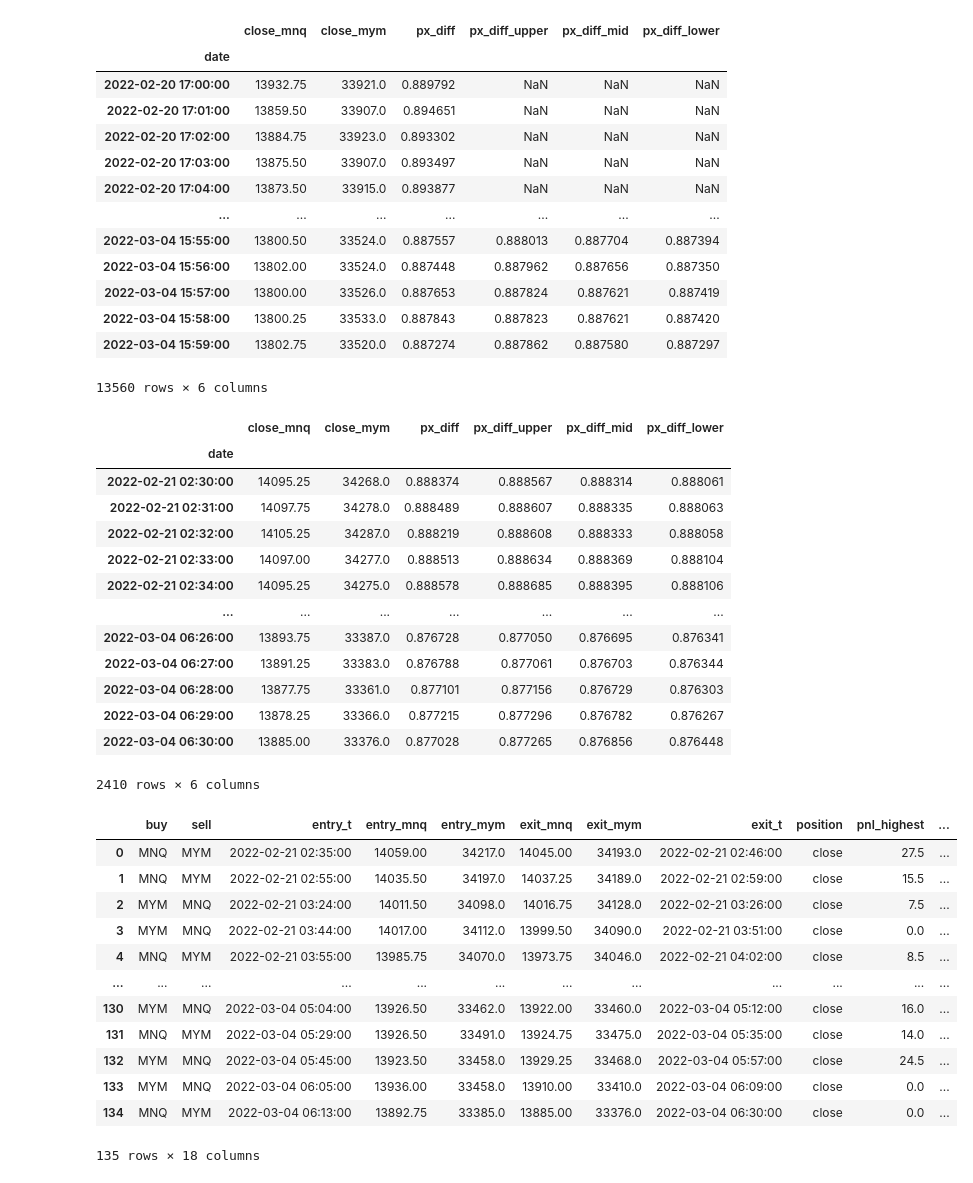
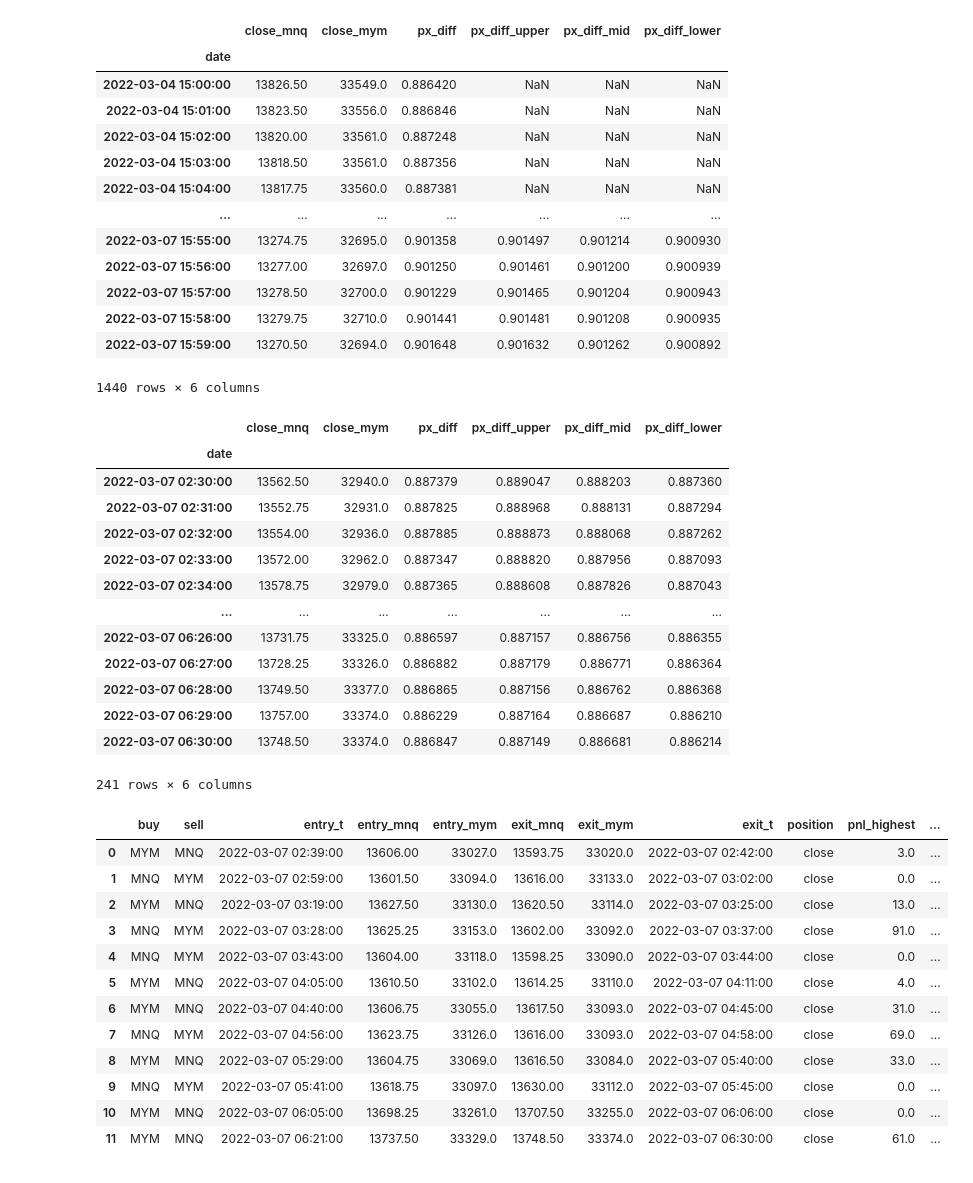
Before and after one commit to RaenonX-Finance/rx-trade-ib, a Jupyter notebook: archive/notebooks/backtest_spread.ipynb, the cells around one changed output. Saved outputs shown, nothing was run; the diff lists cells and outputs as text; code cells hidden in the pictures.

```diff
--- a/archive/notebooks/backtest_spread.ipynb
+++ b/archive/notebooks/backtest_spread.ipynb
@@ -1,9 +1,9 @@
 # %%
 import pandas as pd
 
-df_mnq = pd.read_csv("../futures/NQ/20220220-20220304-1.csv")
+df_mnq = pd.read_csv("../../data-461318792@60.csv")
 df_mnq = df_mnq[["date", "close"]]
-df_mym = pd.read_csv("../futures/YM/20220220-20220304-1.csv")
+df_mym = pd.read_csv("../../data-477836934@60.csv")
 df_mym = df_mym[["date", "close"]]
 # %%
 
@@ -40,36 +40,36 @@ df
 # %% [output]
 |  | close_mnq | close_mym | px_diff | px_diff_upper | px_diff_mid | px_diff_lower |
 | date |  |  |  |  |  |  |
-| 2022-02-20 17:00:00 | 13932.75 | 33921.0 | 0.889792 | NaN | NaN | NaN |
-| 2022-02-20 17:01:00 | 13859.50 | 33907.0 | 0.894651 | NaN | NaN | NaN |
-| 2022-02-20 17:02:00 | 13884.75 | 33923.0 | 0.893302 | NaN | NaN | NaN |
-| 2022-02-20 17:03:00 | 13875.50 | 33907.0 | 0.893497 | NaN | NaN | NaN |
-| 2022-02-20 17:04:00 | 13873.50 | 33915.0 | 0.893877 | NaN | NaN | NaN |
+| 2022-03-04 15:00:00 | 13826.50 | 33549.0 | 0.886420 | NaN | NaN | NaN |
+| 2022-03-04 15:01:00 | 13823.50 | 33556.0 | 0.886846 | NaN | NaN | NaN |
+| 2022-03-04 15:02:00 | 13820.00 | 33561.0 | 0.887248 | NaN | NaN | NaN |
+| 2022-03-04 15:03:00 | 13818.50 | 33561.0 | 0.887356 | NaN | NaN | NaN |
+| 2022-03-04 15:04:00 | 13817.75 | 33560.0 | 0.887381 | NaN | NaN | NaN |
 | ... | ... | ... | ... | ... | ... | ... |
-| 2022-03-04 15:55:00 | 13800.50 | 33524.0 | 0.887557 | 0.888013 | 0.887704 | 0.887394 |
-| 2022-03-04 15:56:00 | 13802.00 | 33524.0 | 0.887448 | 0.887962 | 0.887656 | 0.887350 |
-| 2022-03-04 15:57:00 | 13800.00 | 33526.0 | 0.887653 | 0.887824 | 0.887621 | 0.887419 |
-| 2022-03-04 15:58:00 | 13800.25 | 33533.0 | 0.887843 | 0.887823 | 0.887621 | 0.887420 |
-| 2022-03-04 15:59:00 | 13802.75 | 33520.0 | 0.887274 | 0.887862 | 0.887580 | 0.887297 |
+| 2022-03-07 15:55:00 | 13274.75 | 32695.0 | 0.901358 | 0.901497 | 0.901214 | 0.900930 |
+| 2022-03-07 15:56:00 | 13277.00 | 32697.0 | 0.901250 | 0.901461 | 0.901200 | 0.900939 |
+| 2022-03-07 15:57:00 | 13278.50 | 32700.0 | 0.901229 | 0.901465 | 0.901204 | 0.900943 |
+| 2022-03-07 15:58:00 | 13279.75 | 32710.0 | 0.901441 | 0.901481 | 0.901208 | 0.900935 |
+| 2022-03-07 15:59:00 | 13270.50 | 32694.0 | 0.901648 | 0.901632 | 0.901262 | 0.900892 |
-13560 rows × 6 columns
+1440 rows × 6 columns
 # %%
 df_selected = df.between_time("02:30", "06:30")
 df_selected
 # %% [output]
 |  | close_mnq | close_mym | px_diff | px_diff_upper | px_diff_mid | px_diff_lower |
 | date |  |  |  |  |  |  |
-| 2022-02-21 02:30:00 | 14095.25 | 34268.0 | 0.888374 | 0.888567 | 0.888314 | 0.888061 |
-| 2022-02-21 02:31:00 | 14097.75 | 34278.0 | 0.888489 | 0.888607 | 0.888335 | 0.888063 |
-| 2022-02-21 02:32:00 | 14105.25 | 34287.0 | 0.888219 | 0.888608 | 0.888333 | 0.888058 |
-| 2022-02-21 02:33:00 | 14097.00 | 34277.0 | 0.888513 | 0.888634 | 0.888369 | 0.888104 |
-| 2022-02-21 02:34:00 | 14095.25 | 34275.0 | 0.888578 | 0.888685 | 0.888395 | 0.888106 |
+| 2022-03-07 02:30:00 | 13562.50 | 32940.0 | 0.887379 | 0.889047 | 0.888203 | 0.887360 |
+| 2022-03-07 02:31:00 | 13552.75 | 32931.0 | 0.887825 | 0.888968 | 0.888131 | 0.887294 |
+| 2022-03-07 02:32:00 | 13554.00 | 32936.0 | 0.887885 | 0.888873 | 0.888068 | 0.887262 |
+| 2022-03-07 02:33:00 | 13572.00 | 32962.0 | 0.887347 | 0.888820 | 0.887956 | 0.887093 |
+| 2022-03-07 02:34:00 | 13578.75 | 32979.0 | 0.887365 | 0.888608 | 0.887826 | 0.887043 |
 | ... | ... | ... | ... | ... | ... | ... |
-| 2022-03-04 06:26:00 | 13893.75 | 33387.0 | 0.876728 | 0.877050 | 0.876695 | 0.876341 |
-| 2022-03-04 06:27:00 | 13891.25 | 33383.0 | 0.876788 | 0.877061 | 0.876703 | 0.876344 |
-| 2022-03-04 06:28:00 | 13877.75 | 33361.0 | 0.877101 | 0.877156 | 0.876729 | 0.876303 |
-| 2022-03-04 06:29:00 | 13878.25 | 33366.0 | 0.877215 | 0.877296 | 0.876782 | 0.876267 |
-| 2022-03-04 06:30:00 | 13885.00 | 33376.0 | 0.877028 | 0.877265 | 0.876856 | 0.876448 |
+| 2022-03-07 06:26:00 | 13731.75 | 33325.0 | 0.886597 | 0.887157 | 0.886756 | 0.886355 |
+| 2022-03-07 06:27:00 | 13728.25 | 33326.0 | 0.886882 | 0.887179 | 0.886771 | 0.886364 |
+| 2022-03-07 06:28:00 | 13749.50 | 33377.0 | 0.886865 | 0.887156 | 0.886762 | 0.886368 |
+| 2022-03-07 06:29:00 | 13757.00 | 33374.0 | 0.886229 | 0.887164 | 0.886687 | 0.886210 |
+| 2022-03-07 06:30:00 | 13748.50 | 33374.0 | 0.886847 | 0.887149 | 0.886681 | 0.886214 |
-2410 rows × 6 columns
+241 rows × 6 columns
 # %%
 from datetime import time
 from pandas import DataFrame
@@ -77,8 +77,8 @@ from pandas import DataFrame
 executions = []
 current_pnl = 0
 
-MNQ_LOT = 1
-MYM_LOT = 3
+MNQ_LOT = 2
+MYM_LOT = 6
 
 for dt, row in df_selected.iterrows():
     last = executions[-1] if executions else None
@@ -152,45 +152,45 @@ for dt, row in df_selected.iterrows():
 
     # Take profit - lock profit
     if current_pnl < 10 and last["pnl_highest"] > 40:
         executions[-1] |= {
             "exit_mnq": row["close_mnq"],
             "exit_mym": row["close_mym"],
             "exit_t": dt,
             "position": "close",
         }
 
     # Stop loss - force close
     if current_pnl < -50:
         executions[-1] |= {
             "exit_mnq": row["close_mnq"],
             "exit_mym": row["close_mym"],
             "exit_t": dt,
             "position": "close",
         }
 
 df_exec = DataFrame(executions)
 df_exec["hold_period"] = df_exec["exit_t"] - df_exec["entry_t"]
 df_exec["px_side_mnq"] = (df_exec["exit_mnq"] - df_exec["entry_mnq"]) * np.where(df_exec["buy"] == "MNQ", 1, -1)
 df_exec["px_side_mym"] = (df_exec["exit_mym"] - df_exec["entry_mym"]) * np.where(df_exec["buy"] == "MYM", 1, -1)
 df_exec["pnl_mnq"] = df_exec["px_side_mnq"] * MNQ_LOT * 2
 df_exec["pnl_mym"] = df_exec["px_side_mym"] * MYM_LOT * 0.5
 df_exec["pnl_single"] = df_exec["pnl_mnq"] + df_exec["pnl_mym"] - 0.52 * (MNQ_LOT + MYM_LOT)
 df_exec["pnl_cum"] = df_exec["pnl_single"].cumsum()
 df_exec
 # %% [output]
 |  | buy | sell | entry_t | entry_mnq | entry_mym | exit_mnq | exit_mym | exit_t | position | pnl_highest | ... |
-| 0 | MNQ | MYM | 2022-02-21 02:35:00 | 14059.00 | 34217.0 | 14045.00 | 34193.0 | 2022-02-21 02:46:00 | close | 27.5 | ... |
-| 1 | MNQ | MYM | 2022-02-21 02:55:00 | 14035.50 | 34197.0 | 14037.25 | 34189.0 | 2022-02-21 02:59:00 | close | 15.5 | ... |
-| 2 | MYM | MNQ | 2022-02-21 03:24:00 | 14011.50 | 34098.0 | 14016.75 | 34128.0 | 2022-02-21 03:26:00 | close | 7.5 | ... |
-| 3 | MYM | MNQ | 2022-02-21 03:44:00 | 14017.00 | 34112.0 | 13999.50 | 34090.0 | 2022-02-21 03:51:00 | close | 0.0 | ... |
-| 4 | MNQ | MYM | 2022-02-21 03:55:00 | 13985.75 | 34070.0 | 13973.75 | 34046.0 | 2022-02-21 04:02:00 | close | 8.5 | ... |
-| ... | ... | ... | ... | ... | ... | ... | ... | ... | ... | ... | ... |
-| 130 | MYM | MNQ | 2022-03-04 05:04:00 | 13926.50 | 33462.0 | 13922.00 | 33460.0 | 2022-03-04 05:12:00 | close | 16.0 | ... |
-| 131 | MNQ | MYM | 2022-03-04 05:29:00 | 13926.50 | 33491.0 | 13924.75 | 33475.0 | 2022-03-04 05:35:00 | close | 14.0 | ... |
-| 132 | MYM | MNQ | 2022-03-04 05:45:00 | 13923.50 | 33458.0 | 13929.25 | 33468.0 | 2022-03-04 05:57:00 | close | 24.5 | ... |
-| 133 | MYM | MNQ | 2022-03-04 06:05:00 | 13936.00 | 33458.0 | 13910.00 | 33410.0 | 2022-03-04 06:09:00 | close | 0.0 | ... |
-| 134 | MNQ | MYM | 2022-03-04 06:13:00 | 13892.75 | 33385.0 | 13885.00 | 33376.0 | 2022-03-04 06:30:00 | close | 0.0 | ... |
+| 0 | MYM | MNQ | 2022-03-07 02:39:00 | 13606.00 | 33027.0 | 13593.75 | 33020.0 | 2022-03-07 02:42:00 | close | 3.0 | ... |
+| 1 | MNQ | MYM | 2022-03-07 02:59:00 | 13601.50 | 33094.0 | 13616.00 | 33133.0 | 2022-03-07 03:02:00 | close | 0.0 | ... |
+| 2 | MYM | MNQ | 2022-03-07 03:19:00 | 13627.50 | 33130.0 | 13620.50 | 33114.0 | 2022-03-07 03:25:00 | close | 13.0 | ... |
+| 3 | MNQ | MYM | 2022-03-07 03:28:00 | 13625.25 | 33153.0 | 13602.00 | 33092.0 | 2022-03-07 03:37:00 | close | 91.0 | ... |
+| 4 | MNQ | MYM | 2022-03-07 03:43:00 | 13604.00 | 33118.0 | 13598.25 | 33090.0 | 2022-03-07 03:44:00 | close | 0.0 | ... |
+| 5 | MYM | MNQ | 2022-03-07 04:05:00 | 13610.50 | 33102.0 | 13614.25 | 33110.0 | 2022-03-07 04:11:00 | close | 4.0 | ... |
+| 6 | MYM | MNQ | 2022-03-07 04:40:00 | 13606.75 | 33055.0 | 13617.50 | 33093.0 | 2022-03-07 04:45:00 | close | 31.0 | ... |
+| 7 | MNQ | MYM | 2022-03-07 04:56:00 | 13623.75 | 33126.0 | 13616.00 | 33093.0 | 2022-03-07 04:58:00 | close | 69.0 | ... |
+| 8 | MYM | MNQ | 2022-03-07 05:29:00 | 13604.75 | 33069.0 | 13616.50 | 33084.0 | 2022-03-07 05:40:00 | close | 33.0 | ... |
+| 9 | MNQ | MYM | 2022-03-07 05:41:00 | 13618.75 | 33097.0 | 13630.00 | 33112.0 | 2022-03-07 05:45:00 | close | 0.0 | ... |
+| 10 | MYM | MNQ | 2022-03-07 06:05:00 | 13698.25 | 33261.0 | 13707.50 | 33255.0 | 2022-03-07 06:06:00 | close | 0.0 | ... |
+| 11 | MYM | MNQ | 2022-03-07 06:21:00 | 13737.50 | 33329.0 | 13748.50 | 33374.0 | 2022-03-07 06:30:00 | close | 61.0 | ... |
-135 rows × 18 columns
 # %%
 import plotly.express as px
 
```
Also changed, not shown: parts of 2 cells of this notebook, 7 other files.
